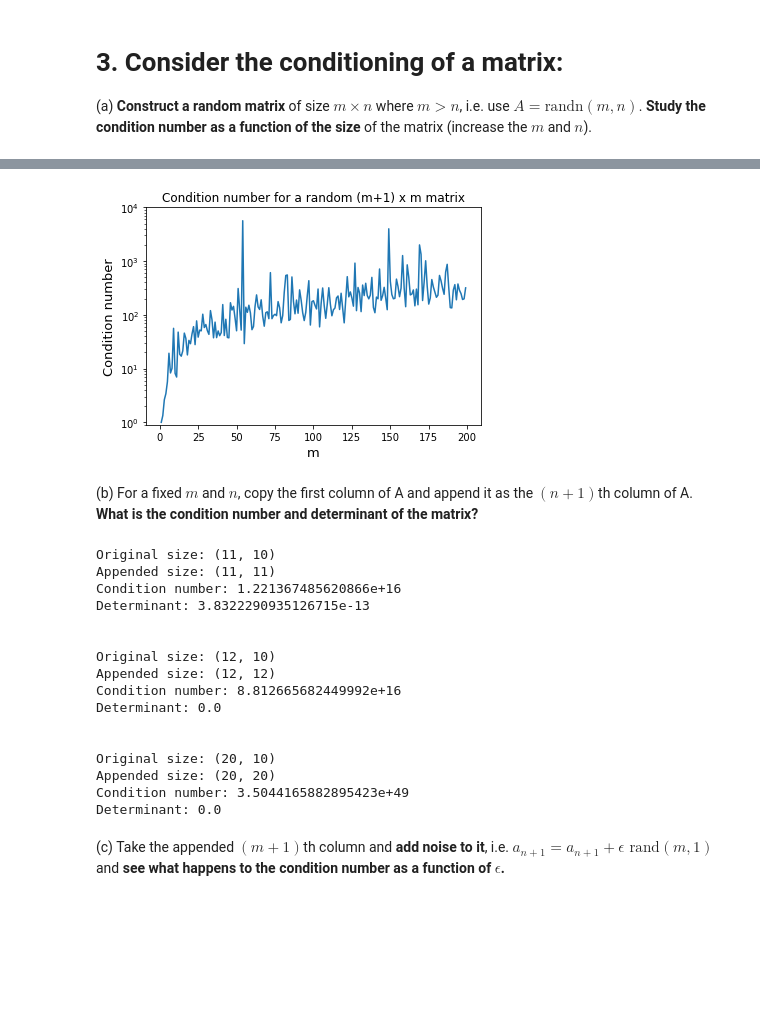
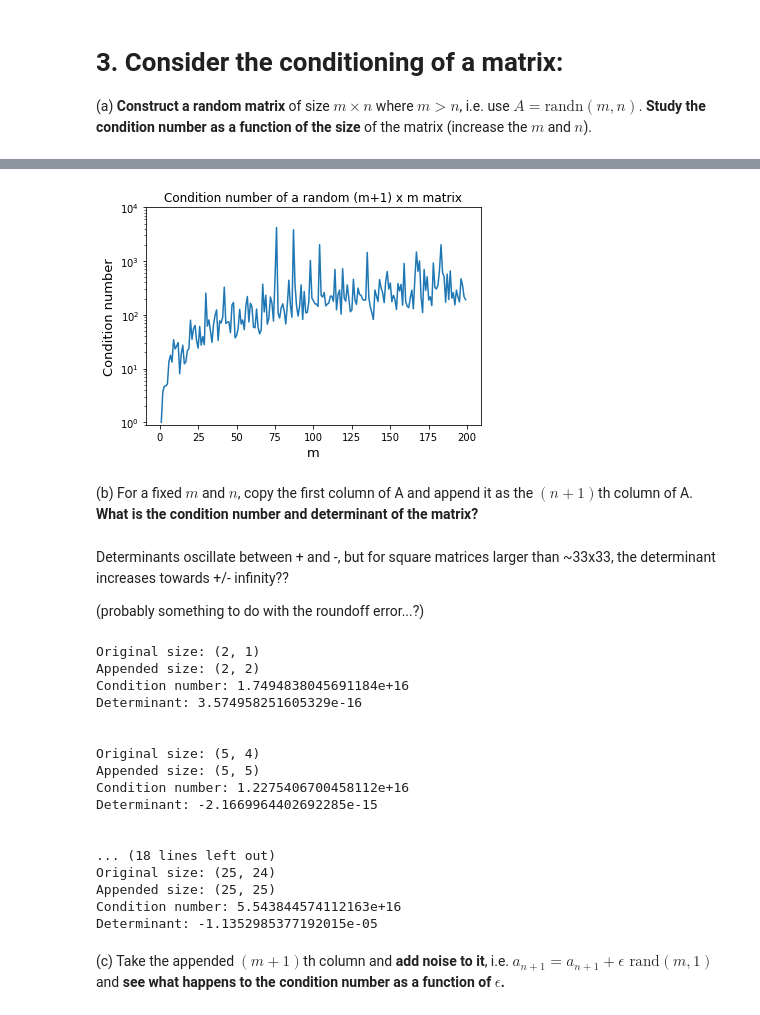
Before and after one commit to jacnugent/amath584, a Jupyter notebook: hw3_qr_factorization/hw3_draft.ipynb, the cells around one changed output, grey strips where cells are left out. Saved outputs shown, nothing was run; the diff lists cells and outputs as text; code cells hidden in the pictures; blank space fills up the shorter version.

```diff
--- a/hw3_qr_factorization/hw3_draft.ipynb
+++ b/hw3_qr_factorization/hw3_draft.ipynb
@@ -142,27 +151,25 @@ n = 10
 A_sq = np.random.randn(m, m)
 print('Matrix of size {s} with cond(A) = {c}'.format(s=A_sq.shape, c=np.round(np.linalg.cond(A_sq), 1)))
 
-# tall and skinny small
+# tall and skinny #1
 A_ts1 = np.random.randn(m, n)
 print('Matrix of size {s} with cond(A) = {c}'.format(s=A_ts1.shape, c=np.round(np.linalg.cond(A_ts1), 1)))
 
-
-# VERY tall and skinny
+# tall and skinny #2
 A_ts2 = np.random.randn(m*10, n)
 print('Matrix of size {s} with cond(A) = {c}'.format(s=A_ts2.shape, c=np.round(np.linalg.cond(A_ts2), 1)))
 
-
 # ill-conditioned matrix
-A_ic = np.ones((m, n))
-for i in range(m):
-    for j in range(n):
-        A_ic[i, j] = A_ic[i, j] + (1e-9)*random.randint(-1, 1)
-print('Matrix of size {s} with cond(A) = {c}'.format(s=A_ic.shape, c=np.round(np.linalg.cond(A_ic), 1)))
+A_orig = np.random.randn(m, n)
+A_ic = np.hstack((A_orig, np.reshape(A_orig[:, 0], (m, 1))))
+cn = '{:e}'.format(np.linalg.cond(A_ic))
+print('Matrix of size {s} with cond(A) = {c}'.format(s=A_ic.shape, c=cn))
 
 # put them in a list
 mat_list = [A_sq, A_ts1, A_ts2, A_ic]
 mat_names = ['m{}'.format(x) for x in range(len(mat_list))]
 
+# save so you can load into matlab
 if SAVE_MATS:
     io.savemat(save_dir + 'random_matrices.mat', mdict=dict(zip(mat_names, mat_list)))
 # %% [output]
@@ -333,21 +342,21 @@ plt.show()
 # %%
 cs_psq = [condition_num(m+1, m) for m in ms]
 
 plt.plot(ms, cs_psq)
 
 plt.yscale('log')
 plt.ylim(.9, 1e4)
 
 plt.ylabel('Condition number', fontsize=fsize)
 plt.xlabel('m', fontsize=fsize)
-plt.title('Condition number for a random (m+1) x m matrix')
+plt.title('Condition number of a random (m+1) x m matrix')
 
 if SAVE_FIGS:
     plt.savefig(save_dir + 'cond_num_near_psq.png', dpi=300, bbox_inches='tight')
 
 plt.show()
 # %% [output]
-[figure, old version]
+[figure, new version]
 # %% [markdown]
 (b) For a fixed $m$ and $n$, copy the first column of A and append it as the $(n+1)$th column of A. **What is the condition number and determinant of the matrix?**
 # %%
@@ -380,28 +385,33 @@ def det_cond(m, n):
+# %% [markdown]
+Determinants oscillate between + and -, but for square matrices larger than ~33x33, the determinant increases towards +/- infinity??
+
+(probably something to do with the roundoff error...?)
 # %%
 # try it for a few values of m and n
-ns = [10, 10, 10]
-ms = [n+1, n+2, n*2]
+ms = [2, 5, 10, 15, 20, 25]
+ns = [m-1 for m in ms]
 
 for i in range(len(ms)):
     det_cond(ms[i], ns[i])
     print('\n')
 # %% [output]
-Original size: (11, 10)
-Appended size: (11, 11)
-Condition number: 1.221367485620866e+16
-Determinant: 3.8322290935126715e-13
+Original size: (2, 1)
+Appended size: (2, 2)
+Condition number: 1.7494838045691184e+16
+Determinant: 3.574958251605329e-16
 
 
-Original size: (12, 10)
-Appended size: (12, 12)
-Condition number: 8.812665682449992e+16
-Determinant: 0.0
+Original size: (5, 4)
+Appended size: (5, 5)
+Condition number: 1.2275406700458112e+16
+Determinant: -2.1669964402692285e-15
 
 
-Original size: (20, 10)
-Appended size: (20, 20)
-Condition number: 3.5044165882895423e+49
-Determinant: 0.0
+... (18 lines left out)
+Original size: (25, 24)
+Appended size: (25, 25)
+Condition number: 5.543844574112163e+16
+Determinant: -1.1352985377192015e-05
 # %% [markdown]
 (c) Take the appended $(m+1)$th column and **add noise to it**, i.e. $a_{n+1} = a_{n+1} + \epsilon \text{ rand}(m, 1)$ and **see what happens to the condition number as a function of $\epsilon$.**
 # %%
```
Also changed, not shown: parts of 13 cells of this notebook, 1 other file.
